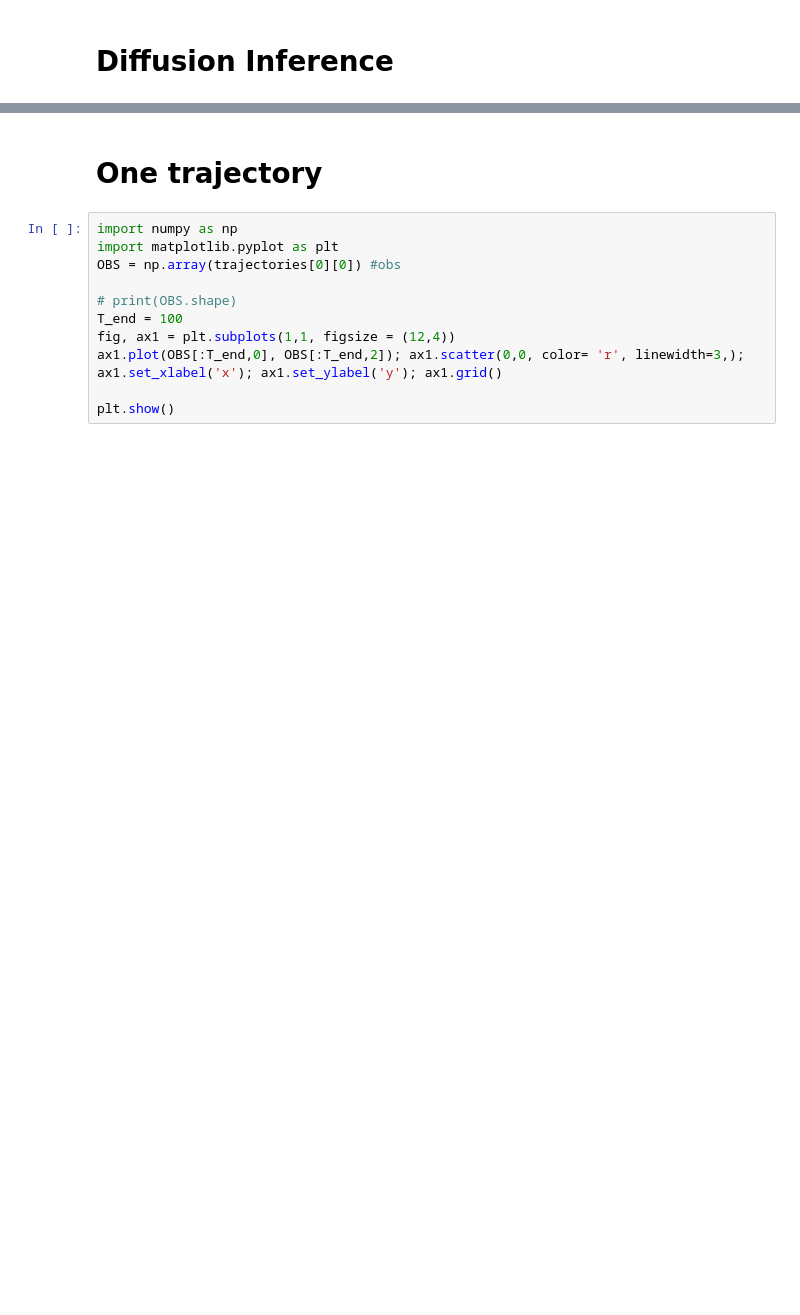
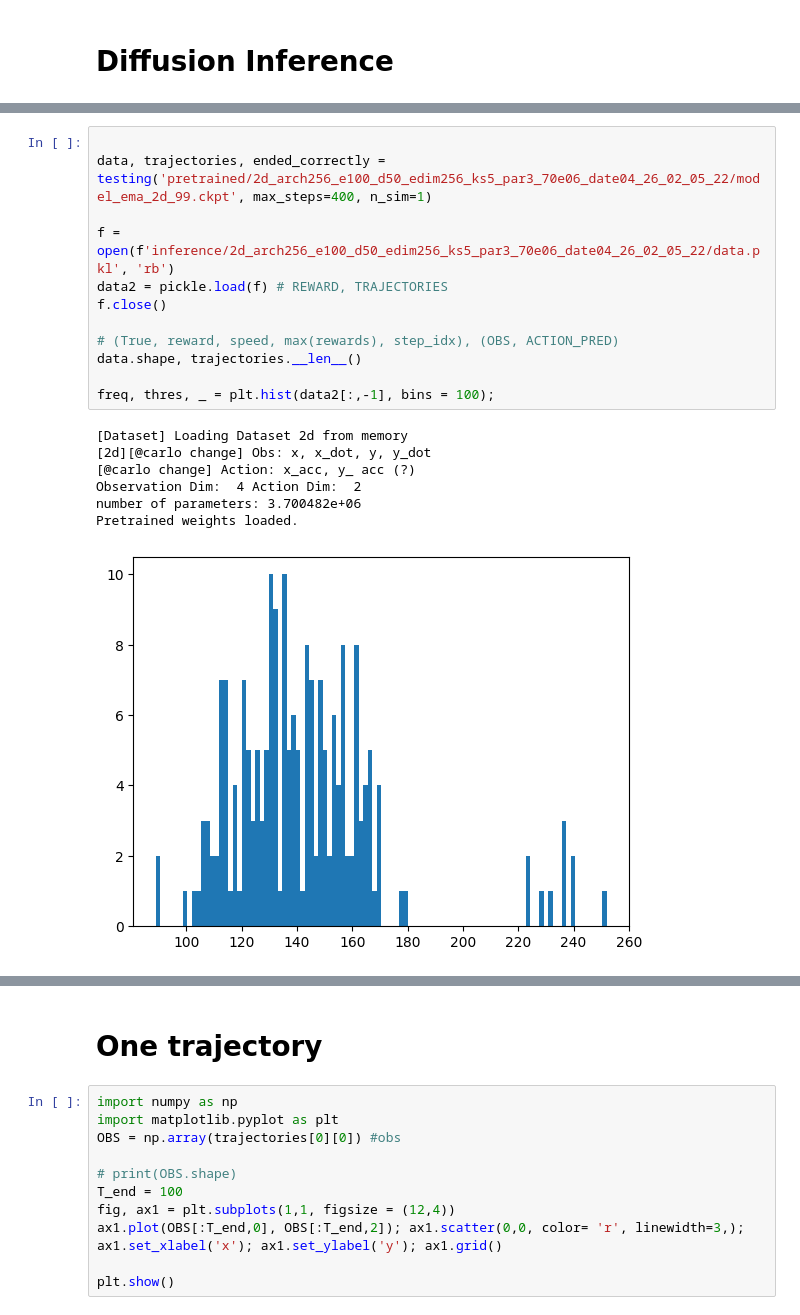
Before and after one commit to matteoguarrera/planning, a Jupyter notebook: DiffusionInference.ipynb, the cells around one changed output, grey strips where cells are left out. Cells and saved outputs as stored; diff of their text form; blank space fills up the shorter version.

```diff
--- a/DiffusionInference.ipynb
+++ b/DiffusionInference.ipynb
@@ -20,0 +22,20 @@ Pretrained weights loaded.
+# %%
+
+data, trajectories, ended_correctly = testing('pretrained/2d_arch256_e100_d50_edim256_ks5_par3_70e06_date04_26_02_05_22/model_ema_2d_99.ckpt', max_steps=400, n_sim=1)
+
+f = open(f'inference/2d_arch256_e100_d50_edim256_ks5_par3_70e06_date04_26_02_05_22/data.pkl', 'rb')
+data2 = pickle.load(f) # REWARD, TRAJECTORIES
+f.close()
+
+# (True, reward, speed, max(rewards), step_idx), (OBS, ACTION_PRED)
+data.shape, trajectories.__len__()
+
+freq, thres, _ = plt.hist(data2[:,-1], bins = 100);
+# %% [output]
+[Dataset] Loading Dataset 2d from memory
+[2d][@carlo change] Obs: x, x_dot, y, y_dot
+[@carlo change] Action: x_acc, y_ acc (?)
+Observation Dim:  4 Action Dim:  2
+number of parameters: 3.700482e+06
+Pretrained weights loaded.
+[figure, added]
```
Also changed, not shown: parts of 9 cells of this notebook, 2 other files.
